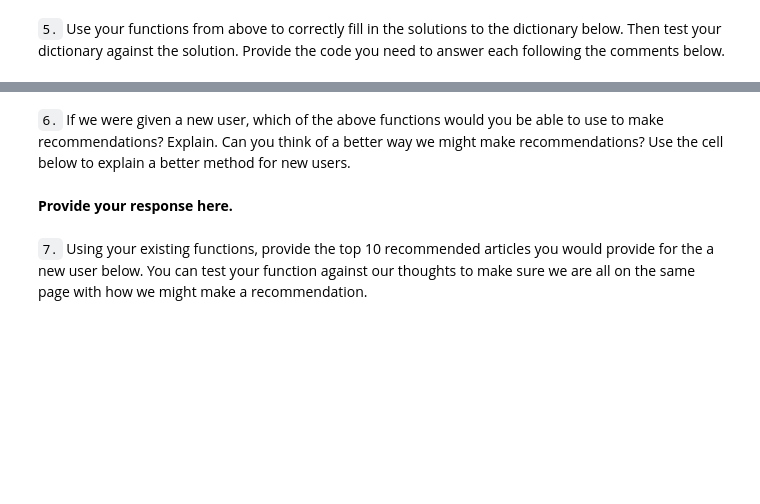
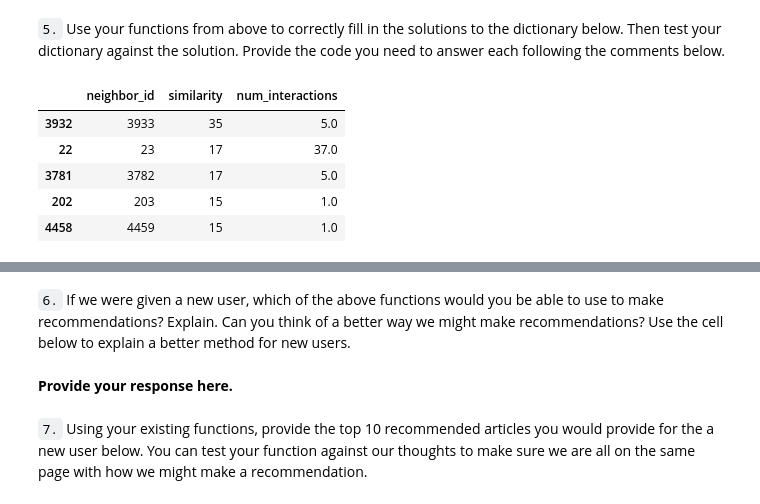
Before and after one commit to uforodavid/Recommendations-with-IBM, a Jupyter notebook: Recommendations_with_IBM.ipynb, the cells around one changed output, grey strips where cells are left out. Drawn from its saved outputs; the diff is of its cells as text; code cells hidden in the pictures; blank space fills up the shorter version.

```diff
--- a/Recommendations_with_IBM.ipynb
+++ b/Recommendations_with_IBM.ipynb
@@ -608,2 +655,11 @@ print(rec_names)
 # %% [markdown]
 `5.` Use your functions from above to correctly fill in the solutions to the dictionary below.  Then test your dictionary against the solution.  Provide the code you need to answer each following the comments below.
+# %%
+get_top_sorted_users(1).head(5)
+# %% [output]
+|  | neighbor_id | similarity | num_interactions |
+| 3932 | 3933 | 35 | 5.0 |
+| 22 | 23 | 17 | 37.0 |
+| 3781 | 3782 | 17 | 5.0 |
+| 202 | 203 | 15 | 1.0 |
+| 4458 | 4459 | 15 | 1.0 |
```
Also changed, not shown: parts of 13 cells of this notebook.
